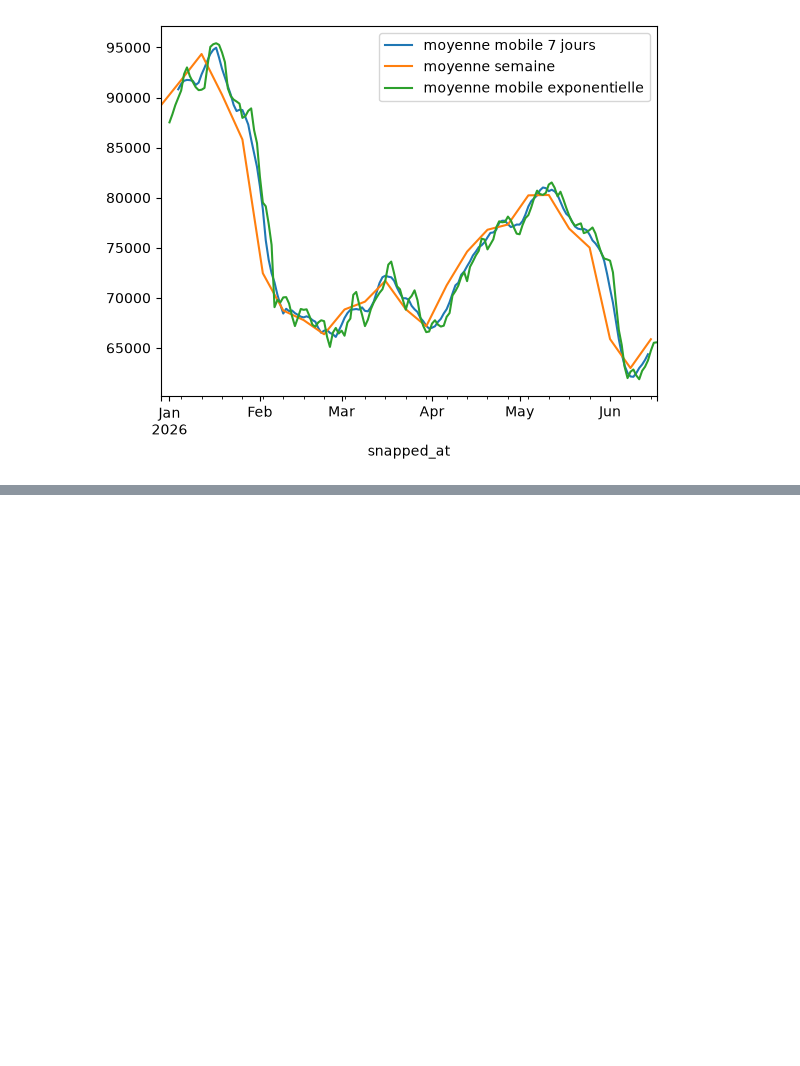
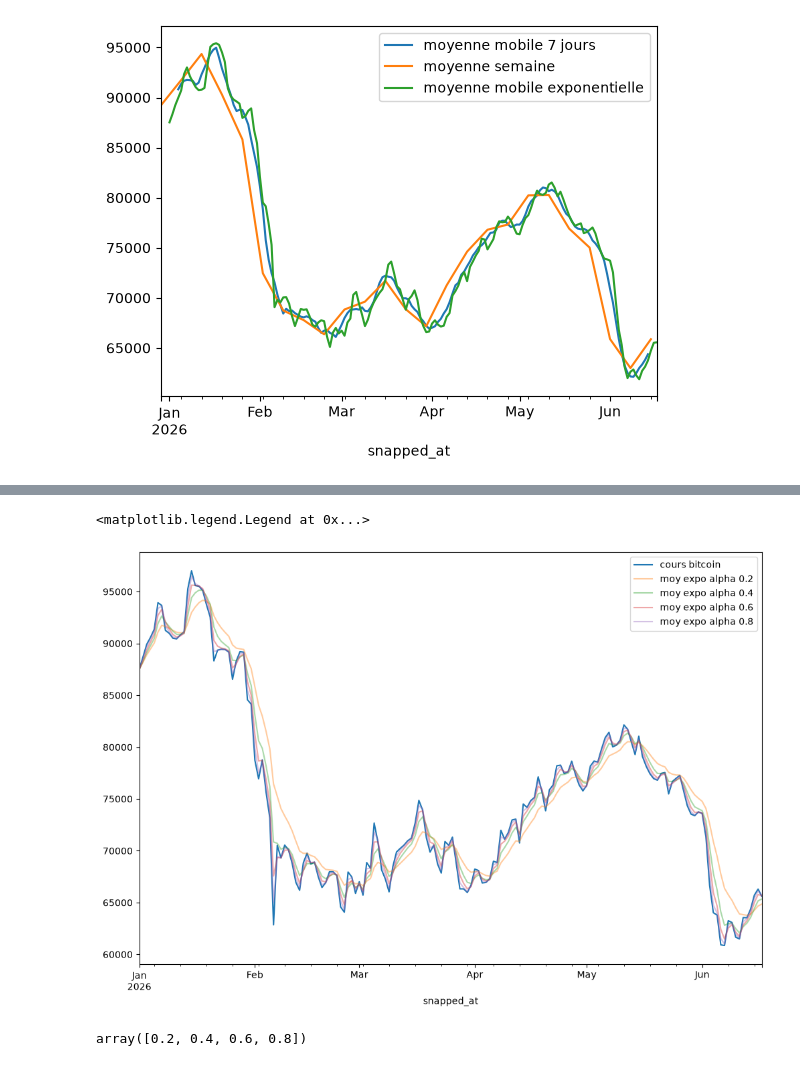
Before and after one commit to webdevproformation/m2-iot-juin2026, a Jupyter notebook: jour04/01-temporel.ipynb, the cells around one changed output, grey strips where cells are left out. Cells and saved outputs as stored; diff of their text form; code cells hidden in the pictures; blank space fills up the shorter version.

```diff
--- a/jour04/01-temporel.ipynb
+++ b/jour04/01-temporel.ipynb
@@ -129,0 +141,20 @@ plt.legend()
+# %%
+import numpy as np
+
+plt.figure(figsize=(12,8)) # grandir les dimensions du graphique
+
+bitcoin.loc[ "2026"  , "price" ].plot( label="cours bitcoin")
+
+for alpha in np.arange(0.2, 1, 0.2):
+    round_alpha = round(alpha, 1)
+    bitcoin.loc["2026", "price"].ewm( alpha=alpha ).mean().plot( label=f"moy expo alpha { round_alpha }" , alpha=0.4)
+
+plt.legend()
+# %% [output]
+<matplotlib.legend.Legend at 0x...>
+[figure, added]
+# %%
+A = np.arange(0.2, 1, 0.2)
+A
+# %% [output]
+array([0.2, 0.4, 0.6, 0.8])
```
Also changed, not shown: parts of 1 cell of this notebook.
